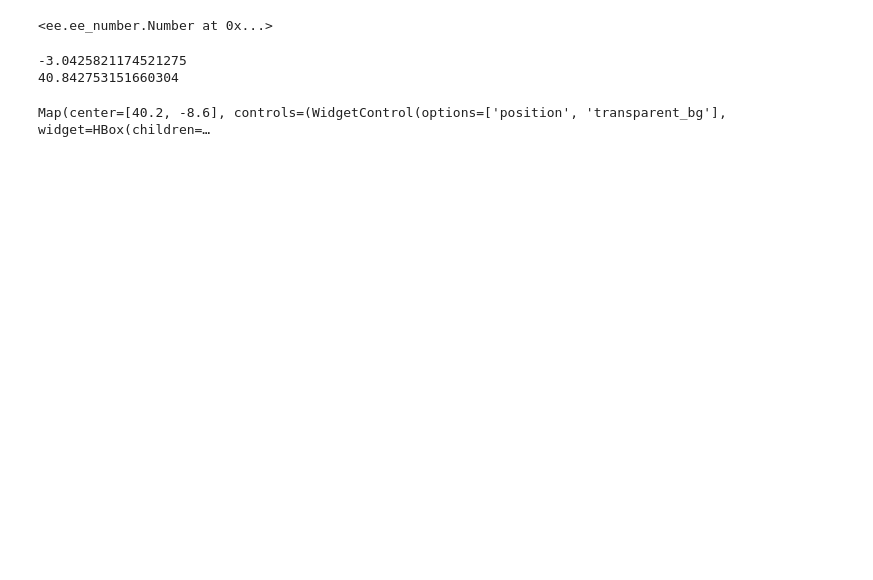
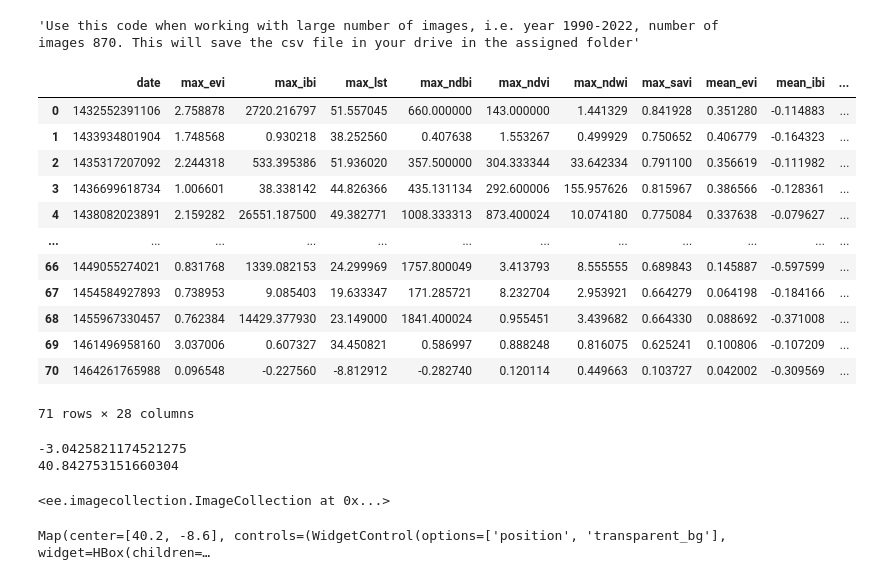
Before and after one commit to mohigeo33/ls_lst_c2, a Jupyter notebook: LST_C2_Timeseries.ipynb, the cells around one changed output. Drawn from its saved outputs; the diff is of its cells as text; code cells hidden in the pictures; blank space fills up the shorter version.

Commit message:
TimeSeriesCodeUpdated

```diff
--- a/LST_C2_Timeseries.ipynb
+++ b/LST_C2_Timeseries.ipynb
@@ -477,7 +575,6 @@ use_ndvi = True
 # Get Landsat collection with added variables: NDVI, FVC, TPW, EM, LST
 # LandsatColl = collection(satellite, date_start, date_end, geometry, use_ndvi)
 LandsatColl = collection(date_start, date_end, geometry, use_ndvi)
+
+timeSeriesBands = ['NDWI','NDVI','SAVI','NDBI','IBI','EVI','LST']
+LandsatColl_timeSeriesBands = LandsatColl.select(timeSeriesBands)
-# %%
-LandsatColl.size()
-# %% [output]
-<ee.ee_number.Number at 0x...>
@@ -484 +688,51 @@ LandsatColl.size()
+# %%
+'Use this code when working with large number of images, i.e. year 1990-2022, number of images 870. This will save the csv file in your drive in the assigned folder'
+# # Convert the Earth Engine List to a FeatureCollection
+# feature_collection = ee.FeatureCollection(landsat_all_image_info.map(lambda d: ee.Feature(None, d)))
+
+# # Export the FeatureCollection to a CSV file in Google Drive
+# output_folder = './LSTC2/landsat_csv'  # Change to your desired output folder
+# output_file = 'landsat_image_info.csv'
+
+# task = ee.batch.Export.table.toDrive(
+#     collection=feature_collection,
+#     description=output_file,
+#     folder=output_folder,
+#     fileFormat='CSV'
+# )
+
+# # Start the export task
+# task.start()
+# print("Export task started.")
+# %% [output]
+'Use this code when working with large number of images, i.e. year 1990-2022, number of images 870. This will save the csv file in your drive in the assigned folder'
+# %%
+df = dff
+df = pd.DataFrame.from_dict(df, orient='columns', dtype=None, columns=None)
+
+def add_date_info(df):
+    df['Timestamp'] = pd.to_datetime(df['date'], unit='ms')
+    df['Year'] = pd.DatetimeIndex(df['Timestamp']).year
+    df['Month'] = pd.DatetimeIndex(df['Timestamp']).month
+    df['Day'] = pd.DatetimeIndex(df['Timestamp']).day
+    df['DOY'] = pd.DatetimeIndex(df['Timestamp']).dayofyear
+    return df
+
+df = add_date_info(df)
+# %%
+df
+# %% [output]
+|  | date | max_evi | max_ibi | max_lst | max_ndbi | max_ndvi | max_ndwi | max_savi | mean_evi | mean_ibi | ... |
+| 0 | 1432552391106 | 2.758878 | 2720.216797 | 51.557045 | 660.000000 | 143.000000 | 1.441329 | 0.841928 | 0.351280 | -0.114883 | ... |
+| 1 | 1433934801904 | 1.748568 | 0.930218 | 38.252560 | 0.407638 | 1.553267 | 0.499929 | 0.750652 | 0.406779 | -0.164323 | ... |
+| 2 | 1435317207092 | 2.244318 | 533.395386 | 51.936020 | 357.500000 | 304.333344 | 33.642334 | 0.791100 | 0.356619 | -0.111982 | ... |
+| 3 | 1436699618734 | 1.006601 | 38.338142 | 44.826366 | 435.131134 | 292.600006 | 155.957626 | 0.815967 | 0.386566 | -0.128361 | ... |
+| 4 | 1438082023891 | 2.159282 | 26551.187500 | 49.382771 | 1008.333313 | 873.400024 | 10.074180 | 0.775084 | 0.337638 | -0.079627 | ... |
+| ... | ... | ... | ... | ... | ... | ... | ... | ... | ... | ... | ... |
+| 66 | 1449055274021 | 0.831768 | 1339.082153 | 24.299969 | 1757.800049 | 3.413793 | 8.555555 | 0.689843 | 0.145887 | -0.597599 | ... |
+| 67 | 1454584927893 | 0.738953 | 9.085403 | 19.633347 | 171.285721 | 8.232704 | 2.953921 | 0.664279 | 0.064198 | -0.184166 | ... |
+| 68 | 1455967330457 | 0.762384 | 14429.377930 | 23.149000 | 1841.400024 | 0.955451 | 3.439682 | 0.664330 | 0.088692 | -0.371008 | ... |
+| 69 | 1461496958160 | 3.037006 | 0.607327 | 34.450821 | 0.586997 | 0.888248 | 0.816075 | 0.625241 | 0.100806 | -0.107209 | ... |
+| 70 | 1464261765988 | 0.096548 | -0.227560 | -8.812912 | -0.282740 | 0.120114 | 0.449663 | 0.103727 | 0.042002 | -0.309569 | ... |
+71 rows × 28 columns
 # %%
@@ -502,4 +756,8 @@ print(lstmax.getInfo())
 # %% [output]
 -3.0425821174521275
 40.842753151660304
+# %%
+LandsatColl_timeSeriesBands
+# %% [output]
+<ee.imagecollection.ImageCollection at 0x...>
 # %%
```
Also changed, not shown: parts of 11 cells of this notebook.
